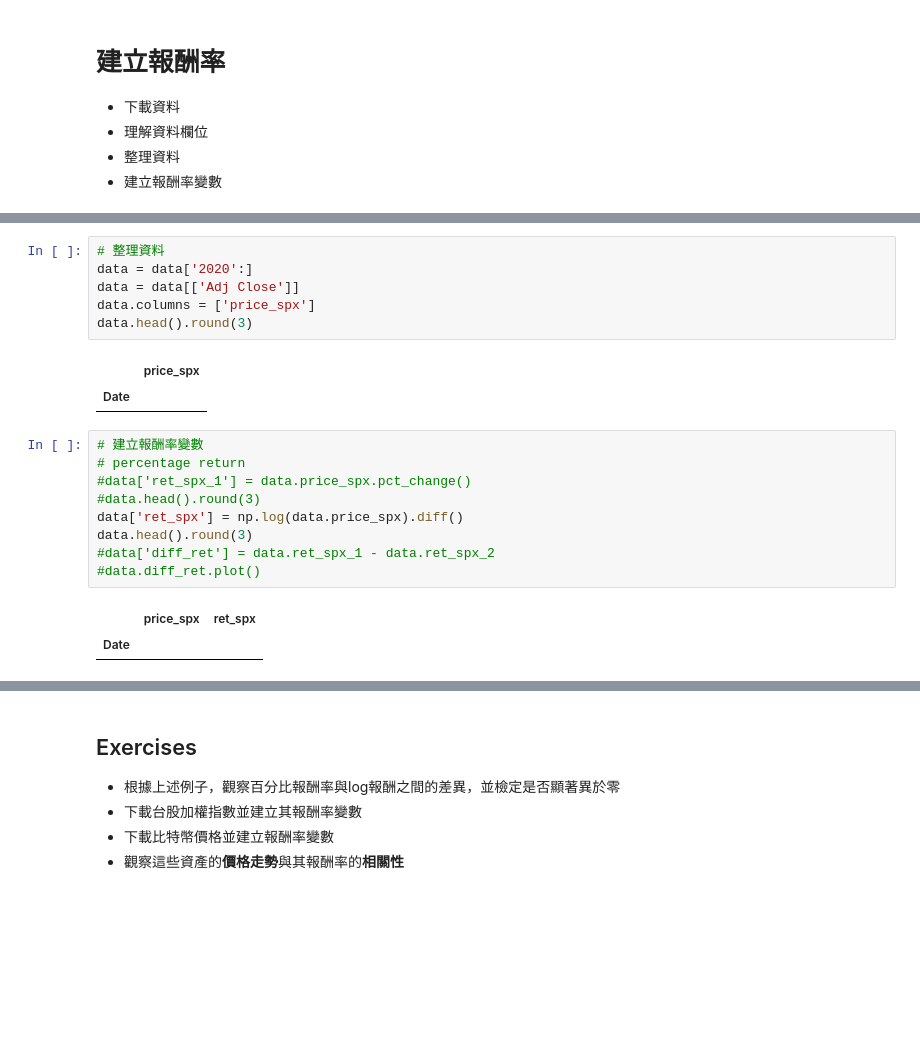
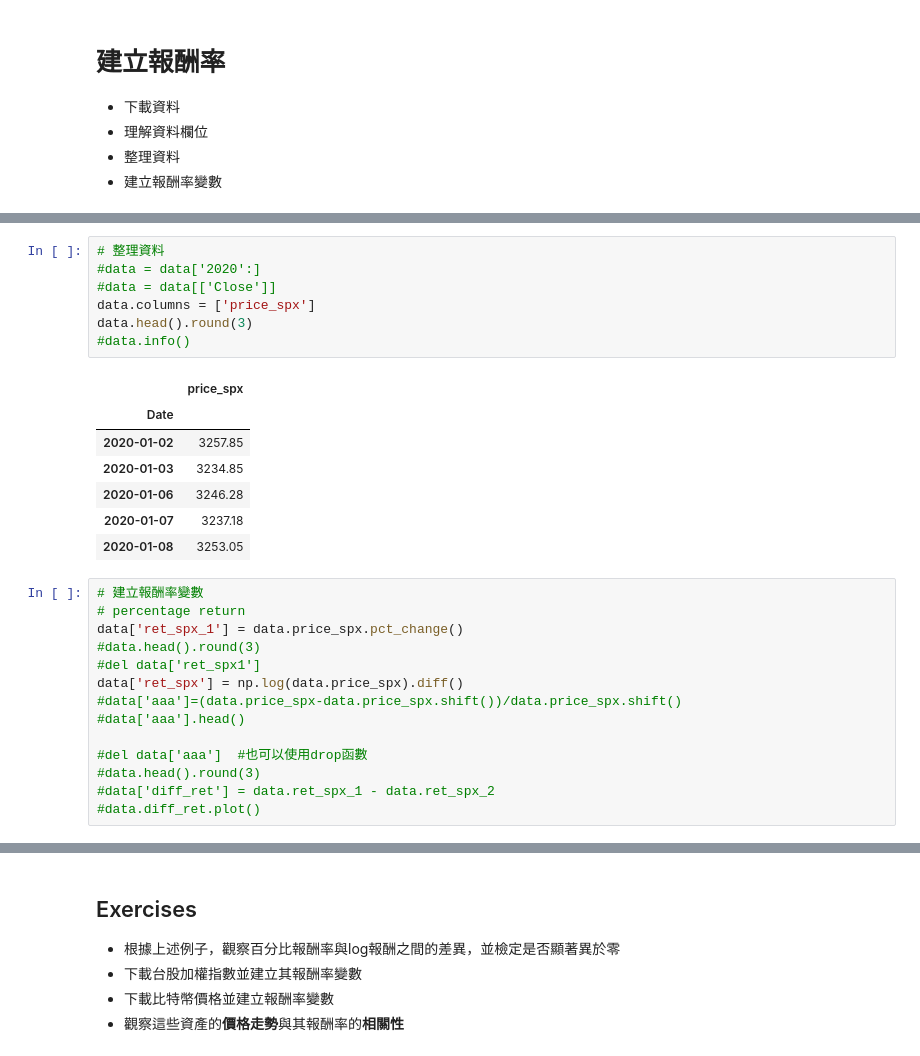
Before and after one commit to HackerJacky/TimeSeriesColab, a Jupyter notebook: ts_ch1_exercise.ipynb, the cells around one changed output, grey strips where cells are left out. Cells and saved outputs as stored; diff of their text form; blank space fills up the shorter version.

```diff
--- a/ts_ch1_exercise.ipynb
+++ b/ts_ch1_exercise.ipynb
@@ -174,21 +176,29 @@ ERROR:yfinance:['^GSPC']: YFRateLimitError('Too Many Requests. Rate limited. Try
 # %%
 # 整理資料
-data = data['2020':]
-data = data[['Adj Close']]
+#data = data['2020':]
+#data = data[['Close']]
 data.columns = ['price_spx']
 data.head().round(3)
+#data.info()
 # %% [output]
 |  | price_spx |
 | Date |  |
+| 2020-01-02 | 3257.85 |
+| 2020-01-03 | 3234.85 |
+| 2020-01-06 | 3246.28 |
+| 2020-01-07 | 3237.18 |
+| 2020-01-08 | 3253.05 |
 # %%
 # 建立報酬率變數
 # percentage return
-#data['ret_spx_1'] = data.price_spx.pct_change()
+data['ret_spx_1'] = data.price_spx.pct_change()
 #data.head().round(3)
+#del data['ret_spx1']
 data['ret_spx'] = np.log(data.price_spx).diff()
-data.head().round(3)
+#data['aaa']=(data.price_spx-data.price_spx.shift())/data.price_spx.shift()
+#data['aaa'].head()
+
+#del data['aaa']  #也可以使用drop函數
+#data.head().round(3)
 #data['diff_ret'] = data.ret_spx_1 - data.ret_spx_2
 #data.diff_ret.plot()
-# %% [output]
-|  | price_spx | ret_spx |
-| Date |  |  |
```
Also changed, not shown: parts of 16 cells of this notebook.
